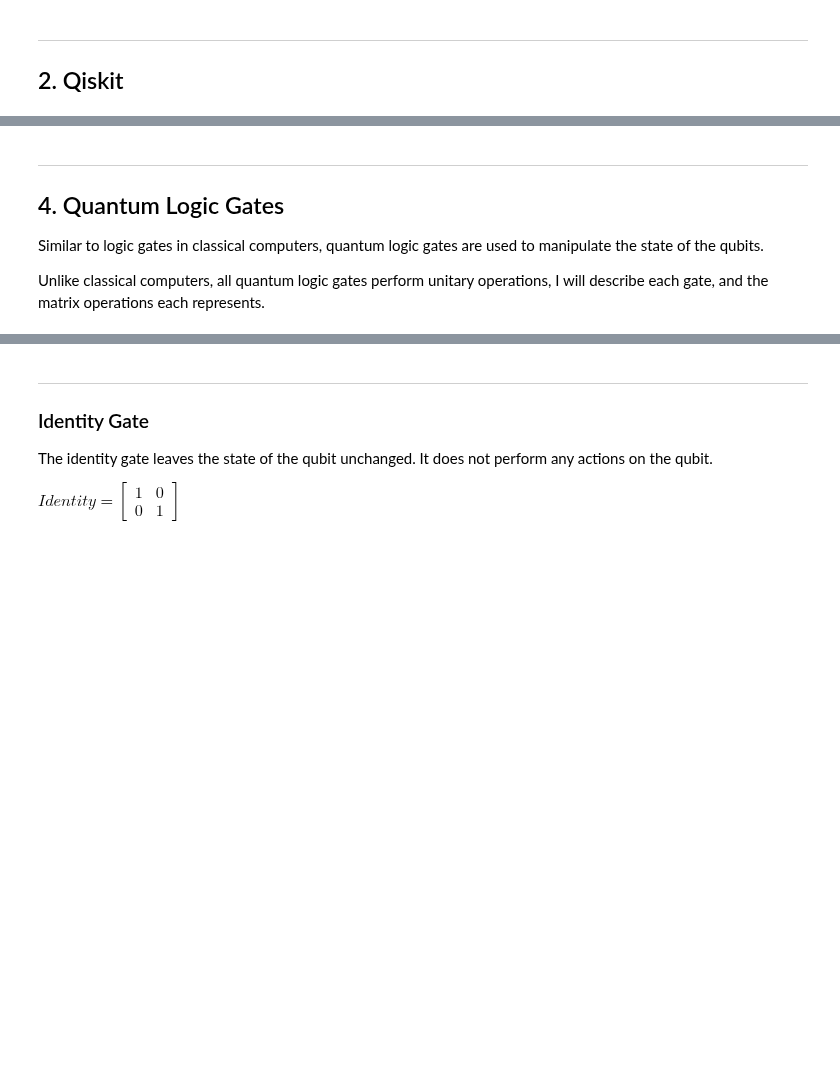
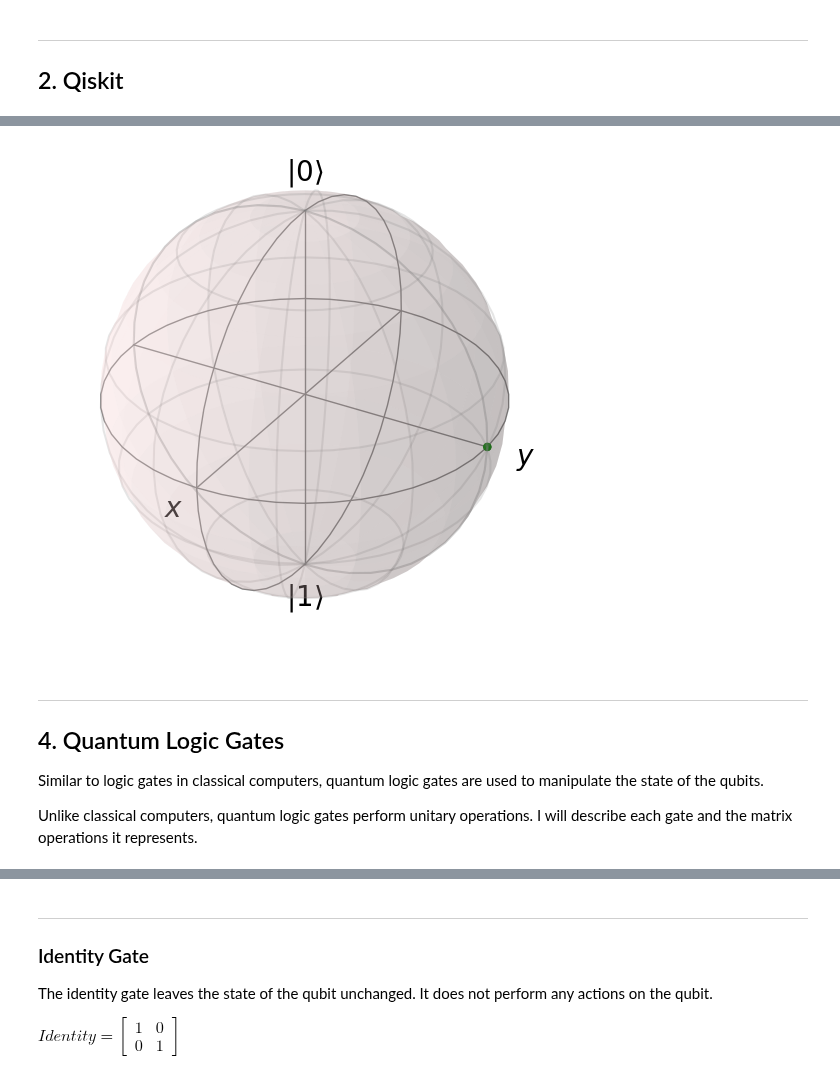
Before and after one commit to G00378925/emerging-technologies, a Jupyter notebook: notebooks/05-quantum-computing.ipynb, the cells around one changed output, grey strips where cells are left out. Saved outputs shown, nothing was run; the diff lists cells and outputs as text; code cells hidden in the pictures; blank space fills up the shorter version.

```diff
--- a/notebooks/05-quantum-computing.ipynb
+++ b/notebooks/05-quantum-computing.ipynb
@@ -121,23 +127,23 @@ try: import qutip
 except ImportError:
     !pip install qutip
 # %%
-import matplotlib.pyplot as plt
+# Create new Bloch object.
+qubit_bloch = qutip.Bloch()
 
-b = qutip.Bloch()
-b.point_color = ['g']
-b.point_marker = ['o']
-b.point_size = [100]
-b.view = [60, 30]
+# Set point colour to green.
+qubit_bloch.point_color = ['g']
 
 # Position of point on sphere
-b.add_points([0, 1, 0])
-b.show()
+qubit_bloch.add_points([0, 1, 0])
+qubit_bloch.show()
+# %% [output]
+[figure, added]
 # %% [markdown]
 ***
 ## 4. Quantum Logic Gates
 Similar to logic gates in classical computers, quantum logic gates are used to manipulate the state of the qubits.
 
-Unlike classical computers, all quantum logic gates perform unitary operations, I will describe each gate, and the matrix operations each represents.
+Unlike classical computers, quantum logic gates perform unitary operations. I will describe each gate and the matrix operations it represents.
 # %% [markdown]
 ### Kronecker Product
 
```
Also changed, not shown: parts of 29 cells of this notebook.
